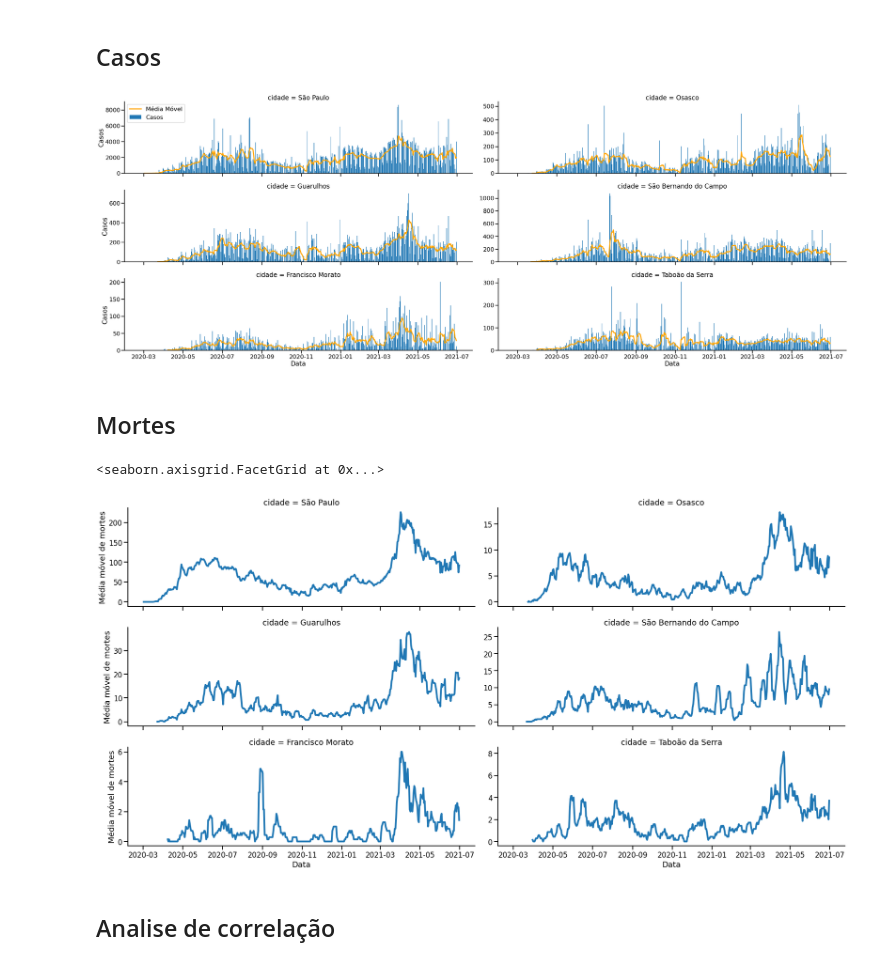
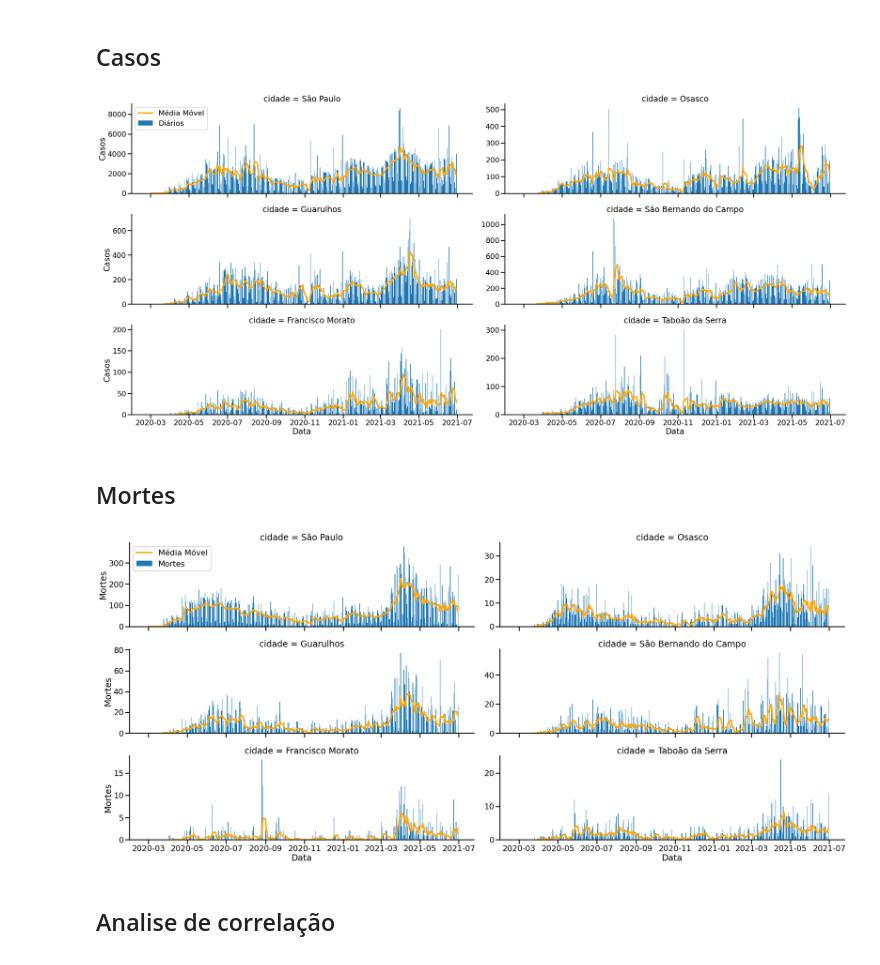
Before and after one commit to RPGraciotti/BootCampAlura, a Jupyter notebook: Projeto_modulo_3/rascunho_2.ipynb, the cells around one changed output. Saved outputs shown, nothing was run; the diff lists cells and outputs as text; code cells hidden in the pictures.

```diff
--- a/Projeto_modulo_3/rascunho_2.ipynb
+++ b/Projeto_modulo_3/rascunho_2.ipynb
@@ -261,25 +261,28 @@ df_cities.describe()
 ## Casos
 # %%
 sns.set_context("poster")
-g = sns.FacetGrid(data = df_cities, col = "cidade", col_wrap = 2, sharey = False, height = 5, aspect = 4)
-g.map_dataframe(plt.bar, x = "date", height = "new_confirmed", label = "Casos")
+g = sns.FacetGrid(data = df_cities, col = "cidade", col_wrap = 2, sharey = False, height = 5, aspect = 3.2)
+g.map_dataframe(plt.bar, x = "date", height = "new_confirmed", label = "Diários")
 g.map_dataframe(sns.lineplot, x = "date", y = "ma_cases", linewidth = 4, label = "Média Móvel", color = "orange")
 g.set_axis_labels("Data", "Casos")
 g.axes[0].legend()
 plt.tight_layout()
 plt.show()
 # %% [output]
-[figure, old version]
+[figure, new version]
 # %% [markdown]
 ## Mortes
 # %%
-sns.set_context("talk")
-g = sns.FacetGrid(data = df_cities, col = "cidade", col_wrap = 2, sharey = False, height = 4, aspect = 3)
-g.map_dataframe(sns.lineplot, x = "date", y = "ma_deaths", linewidth = 4)
-g.set_axis_labels("Data", "Média móvel de mortes")
+sns.set_context("poster")
+g = sns.FacetGrid(data = df_cities, col = "cidade", col_wrap = 2, sharey = False, height = 5, aspect = 3.2)
+g.map_dataframe(plt.bar, x = "date", height = "new_deaths", label = "Mortes")
+g.map_dataframe(sns.lineplot, x = "date", y = "ma_deaths", linewidth = 4, label = "Média Móvel", color = "orange")
+g.set_axis_labels("Data", "Mortes")
+g.axes[0].legend()
+plt.tight_layout()
+plt.show()
 # %% [output]
-<seaborn.axisgrid.FacetGrid at 0x...>
-[figure, old version]
+[figure, new version]
 # %% [markdown]
 ## Analise de correlação
 # %% [markdown]
```
